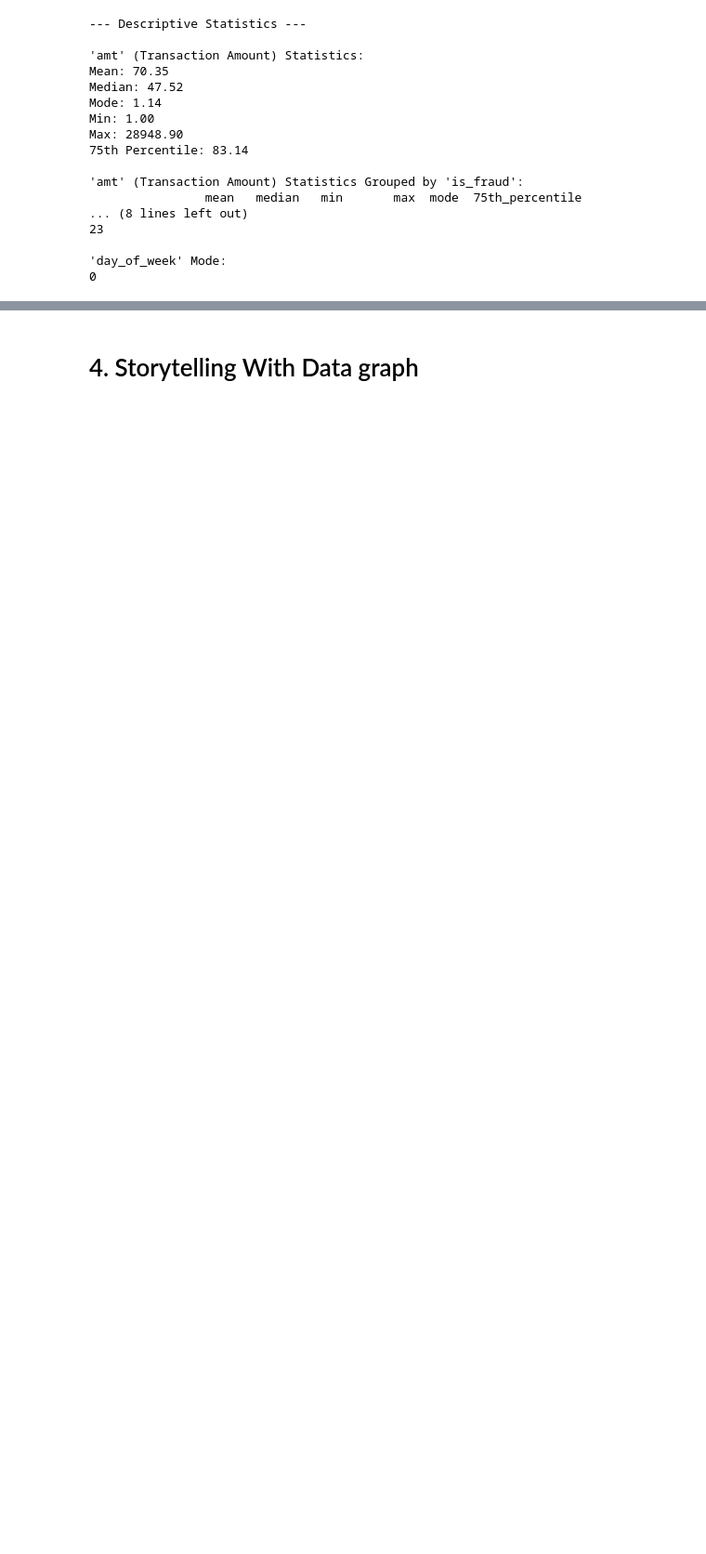
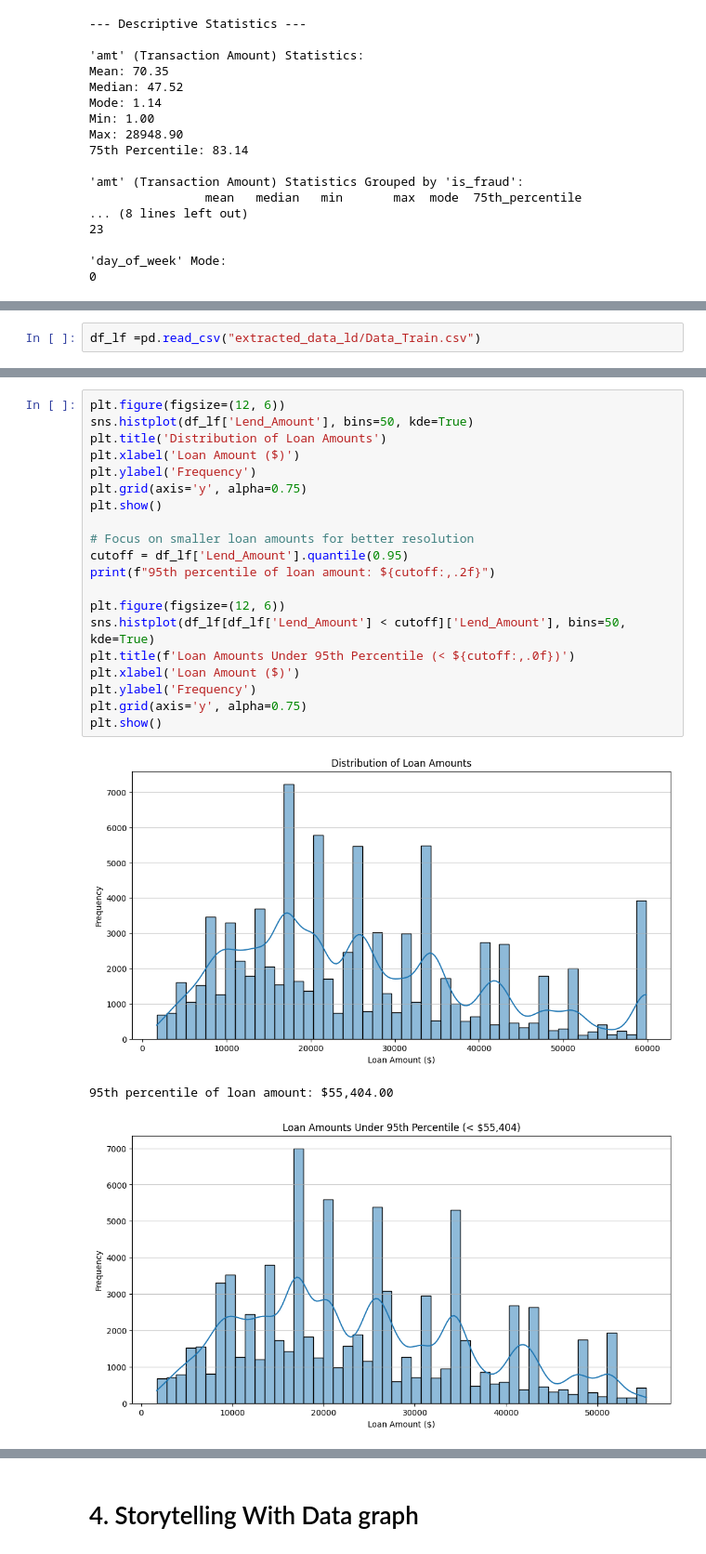
Before and after one commit to nicholasta18/OMDSMODB2Assignments, a Jupyter notebook: OMDS_MODB2_Week4_Ta_Nicholas.ipynb, the cells around one changed output, grey strips where cells are left out. Shown at 93% size. Drawn from its saved outputs; the diff is of its cells as text; blank space fills up the shorter version.

```diff
--- a/OMDS_MODB2_Week4_Ta_Nicholas.ipynb
+++ b/OMDS_MODB2_Week4_Ta_Nicholas.ipynb
@@ -345,0 +461,2 @@ Max: 28948.90
+# %%
+df_lf =pd.read_csv("extracted_data_ld/Data_Train.csv")
@@ -345,0 +475,24 @@ Max: 28948.90
+# %%
+plt.figure(figsize=(12, 6))
+sns.histplot(df_lf['Lend_Amount'], bins=50, kde=True)
+plt.title('Distribution of Loan Amounts')
+plt.xlabel('Loan Amount ($)')
+plt.ylabel('Frequency')
+plt.grid(axis='y', alpha=0.75)
+plt.show()
+
+# Focus on smaller loan amounts for better resolution
+cutoff = df_lf['Lend_Amount'].quantile(0.95)
+print(f"95th percentile of loan amount: ${cutoff:,.2f}")
+
+plt.figure(figsize=(12, 6))
+sns.histplot(df_lf[df_lf['Lend_Amount'] < cutoff]['Lend_Amount'], bins=50, kde=True)
+plt.title(f'Loan Amounts Under 95th Percentile (< ${cutoff:,.0f})')
+plt.xlabel('Loan Amount ($)')
+plt.ylabel('Frequency')
+plt.grid(axis='y', alpha=0.75)
+plt.show()
+# %% [output]
+[figure, added]
+95th percentile of loan amount: $55,404.00
+[figure, added]
```
Also changed, not shown: parts of 12 cells of this notebook, 3 other files.
